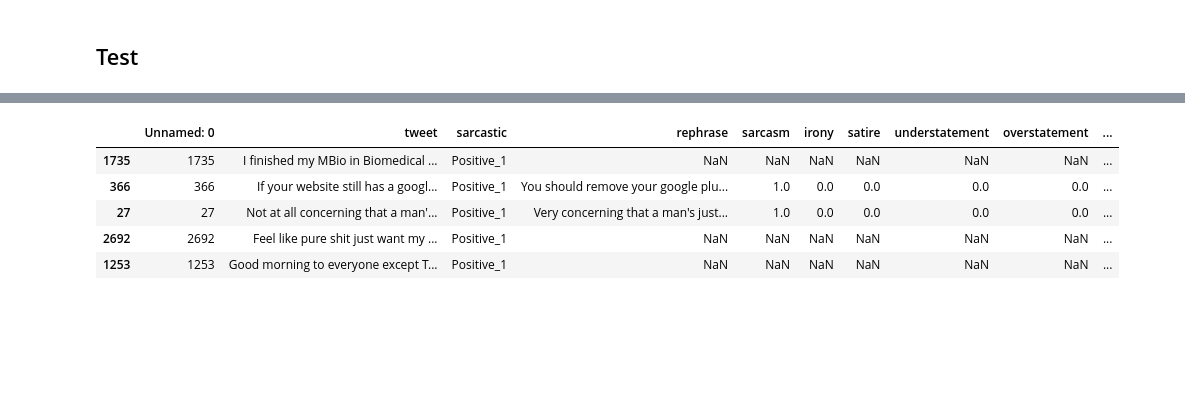
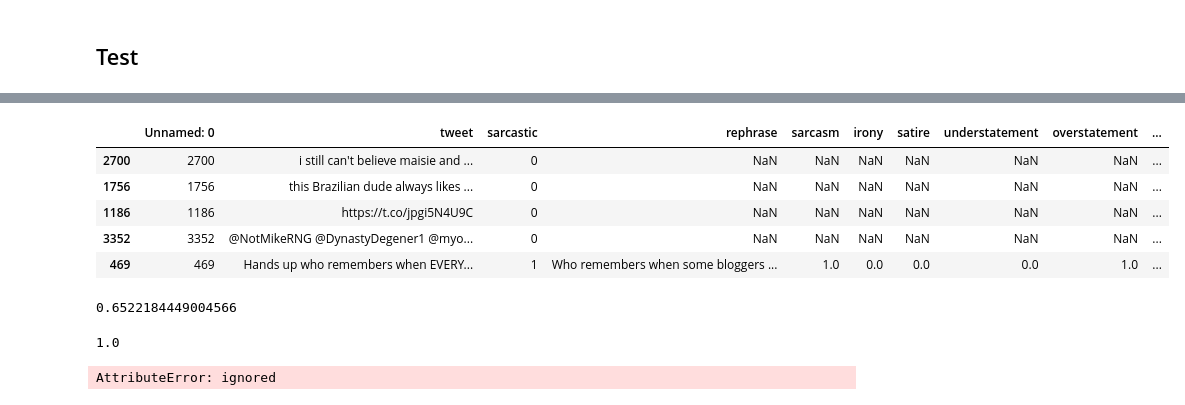
Before and after one commit to AmirAbaskohi/SemEval2022-Task6-Sarcasm-Detection, a Jupyter notebook: final models/BertSentiment.ipynb, the cells around one changed output, grey strips where cells are left out. Saved outputs shown, nothing was run; the diff lists cells and outputs as text; code cells hidden in the pictures; blank space fills up the shorter version.

```diff
--- a/final models/BertSentiment.ipynb
+++ b/final models/BertSentiment.ipynb
@@ -107,7 +108,7 @@ model_name = 'detecting-sarcasim'
 # %%
 tokenizer = DistilBertTokenizerFast.from_pretrained('bert-base-cased',
                                                     num_labels=2,
-                                                    loss_function_params={"weight": [0.1, 0.3]}
+                                                    loss_function_params={"weight": [0.75, 0.25]}
                                                     )
 
 # number of labels here is 2
@@ -331,18 +332,32 @@ newdf.head()
 # %%
 def labels(x):
   if x == 0:
-    return 'Negative_1'
+    return 0
   else:
-    return 'Positive_1'
+    return 1
 
 results = np.argmax(predictions,axis=1)
 # test['sarcastic'] = results
-test['sarcastic'] = test['sarcastic'].map(labels)
+# test['sarcastic'] = test['sarcastic'].map(labels)
+test['sarcastic_result'] =  test['sarcastic'].map(labels)
 test.head()
 # %% [output]
 |  | Unnamed: 0 | tweet | sarcastic | rephrase | sarcasm | irony | satire | understatement | overstatement | ... |
-| 1735 | 1735 | I finished my MBio in Biomedical ... | Positive_1 | NaN | NaN | NaN | NaN | NaN | NaN | ... |
-| 366 | 366 | If your website still has a googl... | Positive_1 | You should remove your google plu... | 1.0 | 0.0 | 0.0 | 0.0 | 0.0 | ... |
-| 27 | 27 | Not at all concerning that a man'... | Positive_1 | Very concerning that a man's just... | 1.0 | 0.0 | 0.0 | 0.0 | 0.0 | ... |
-| 2692 | 2692 | Feel like pure shit just want my ... | Positive_1 | NaN | NaN | NaN | NaN | NaN | NaN | ... |
-| 1253 | 1253 | Good morning to everyone except T... | Positive_1 | NaN | NaN | NaN | NaN | NaN | NaN | ... |
+| 2700 | 2700 | i still can't believe maisie and ... | 0 | NaN | NaN | NaN | NaN | NaN | NaN | ... |
+| 1756 | 1756 | this Brazilian dude always likes ... | 0 | NaN | NaN | NaN | NaN | NaN | NaN | ... |
+| 1186 | 1186 | https://t.co/jpgi5N4U9C | 0 | NaN | NaN | NaN | NaN | NaN | NaN | ... |
+| 3352 | 3352 | @NotMikeRNG @DynastyDegener1 @myo... | 0 | NaN | NaN | NaN | NaN | NaN | NaN | ... |
+| 469 | 469 | Hands up who remembers when EVERY... | 1 | Who remembers when some bloggers ... | 1.0 | 0.0 | 0.0 | 0.0 | 1.0 | ... |
+# %%
+predictions[0][0]/(predictions[0][0]+(0.5*(predictions[0][1] + predictions[1][0])))
+# %% [output]
+0.6522184449004566
+# %%
+from sklearn.metrics import f1_score
+f1_score(test_labels, test['sarcastic_result'])
+# %% [output]
+1.0
+# %%
+model.predict(test['tweet'])
+# %% [output]
+AttributeError: ignored
```
Also changed, not shown: parts of 11 cells of this notebook.
